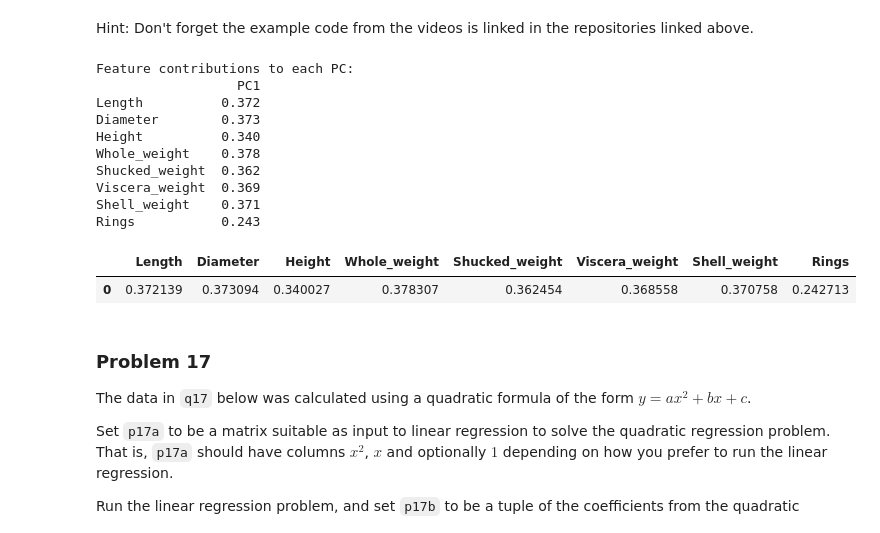
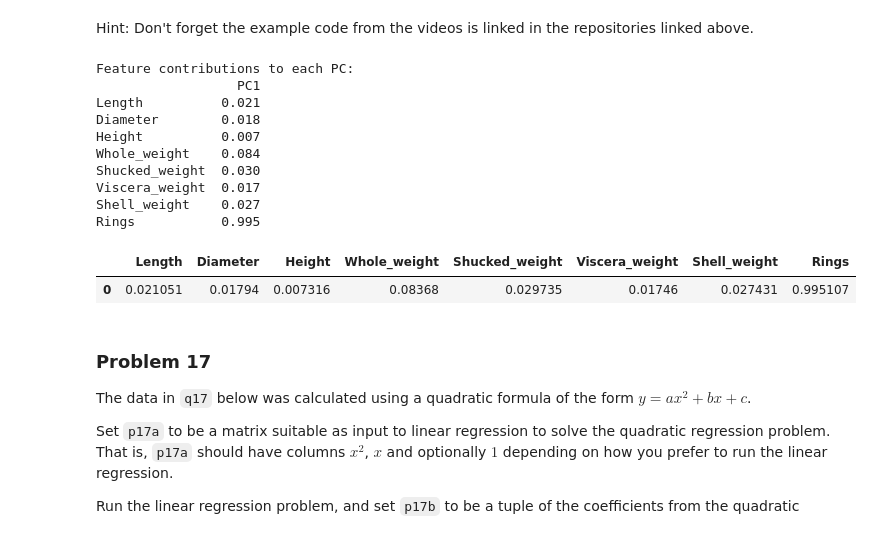
Before and after one commit to reynolkb-bu/dx601-homework-08, a Jupyter notebook: homework.ipynb, the cells around one changed output. Cells and saved outputs as stored; diff of their text form; code cells hidden in the pictures.

Commit message:
remove standard scalaer

```diff
--- a/homework.ipynb
+++ b/homework.ipynb
@@ -408,39 +408,36 @@ Hint: Don't forget the example code from the videos is linked in the repositorie
 # %%
 # YOUR CHANGES HERE
 from sklearn.decomposition import PCA
 from sklearn.preprocessing import StandardScaler
 
 abalone_numeric = abalone.select_dtypes(include=["number"]).dropna()
 X = abalone_numeric
 
-scaler = StandardScaler()
-X_scaled = scaler.fit_transform(X)
-
 pca = PCA(n_components=1)
-_ = pca.fit(X_scaled)
+_ = pca.fit(X)
 
 PC1 = pd.DataFrame([pca.components_[0]], columns=abalone_numeric.columns)
 
 loadings = pd.DataFrame( pca.components_.T, columns=['PC1'], index=X.columns )
 print("Feature contributions to each PC:")
 print(loadings.round(3))
 print()
 
 p16 = PC1
 p16
 # %% [output]
 Feature contributions to each PC:
                   PC1
-Length          0.372
-Diameter        0.373
-Height          0.340
-Whole_weight    0.378
-Shucked_weight  0.362
-Viscera_weight  0.369
-Shell_weight    0.371
-Rings           0.243
+Length          0.021
+Diameter        0.018
+Height          0.007
+Whole_weight    0.084
+Shucked_weight  0.030
+Viscera_weight  0.017
+Shell_weight    0.027
+Rings           0.995
 |  | Length | Diameter | Height | Whole_weight | Shucked_weight | Viscera_weight | Shell_weight | Rings |
-| 0 | 0.372139 | 0.373094 | 0.340027 | 0.378307 | 0.362454 | 0.368558 | 0.370758 | 0.242713 |
+| 0 | 0.021051 | 0.01794 | 0.007316 | 0.08368 | 0.029735 | 0.01746 | 0.027431 | 0.995107 |
 # %% [markdown]
 ### Problem 17
 
```
